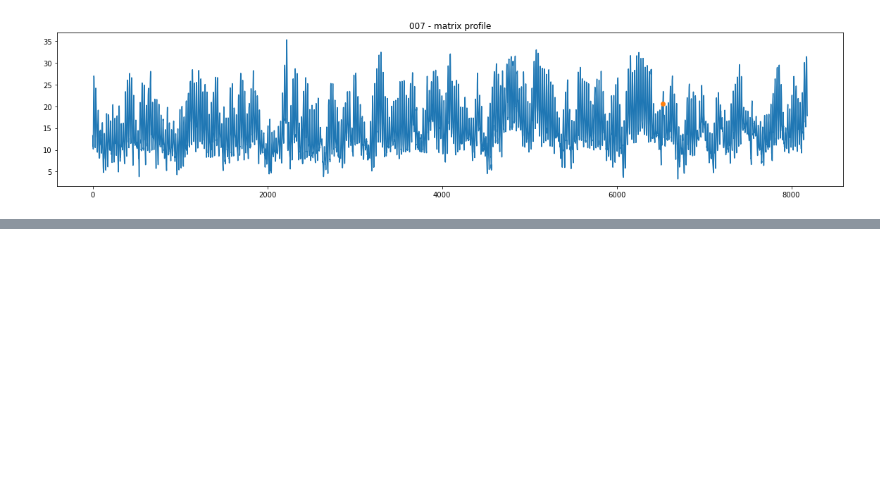
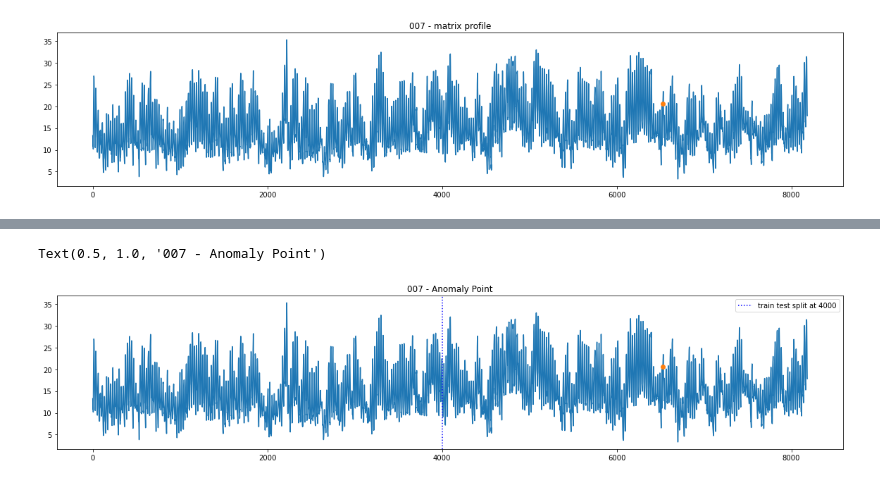
Before and after one commit to Karenou/KDDCup2021, a Jupyter notebook: notebooks/AnomalyScore.ipynb, the cells around one changed output, grey strips where cells are left out. Drawn from its saved outputs; the diff is of its cells as text; code cells hidden in the pictures; blank space fills up the shorter version.

Commit message:
add plot anomaly

```diff
--- a/notebooks/AnomalyScore.ipynb
+++ b/notebooks/AnomalyScore.ipynb
@@ -11,7 +11,7 @@ import glob
 ### Read data
 - some files need to use sep='\s+' to read and transpose
 # %%
-data_path = "./data-sets/KDD-Cup/data/*"
+data_path = "../data-sets/KDD-Cup/data/*"
 path_list = glob.glob(data_path)
 file_names = {p.split("data/")[1].split("_")[0] : p  for p in path_list}
 # %%
@@ -682,3 +682,5 @@ The value of the first peak is infinite
 plot_anomaly(data, mp_df, name = "matrix profile")
 # %% [output]
 [figure]
+# %%
+result_df = pd.read_csv("../results/007.csv")
@@ -684,0 +696,13 @@ plot_anomaly(data, mp_df, name = "matrix profile")
+# %%
+plt.figure(figsize=(20,4))
+plt.plot(np.arange(len(data)), data["orig"])
+
+a = np.array(result_df[result_df["confidence"] == result_df["confidence"].max()]["idx"])
+a.sort()
+plt.axvline(x=point, ls=":", label="train test split at %d" % point, c = "b")
+plt.legend()
+plt.plot(a, data.loc[a, "orig"],'o')
+plt.title("%s - Anomaly Point" % (file_id))
+# %% [output]
+Text(0.5, 1.0, '007 - Anomaly Point')
+[figure, added]
```
Also changed, not shown: parts of 1 cell of this notebook, 3 other files.
